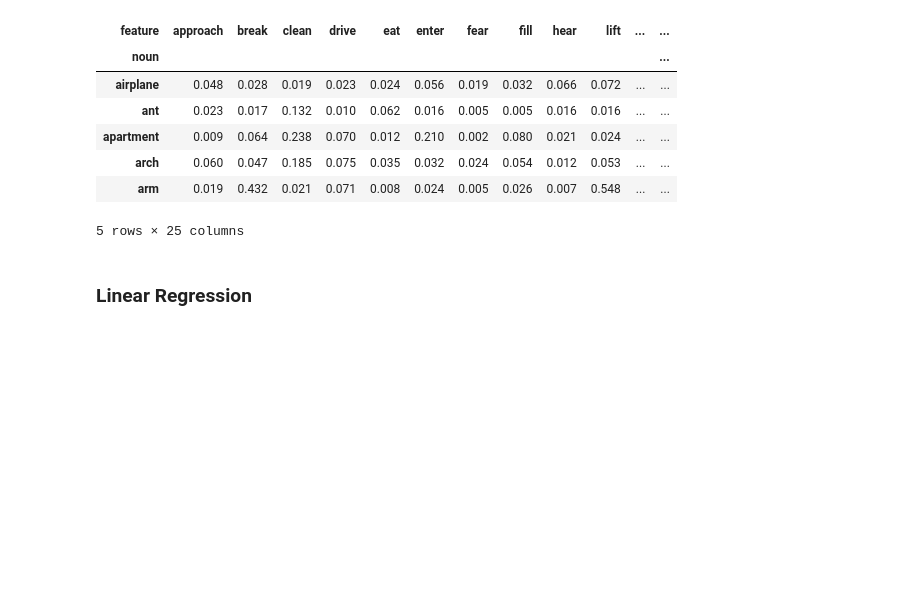
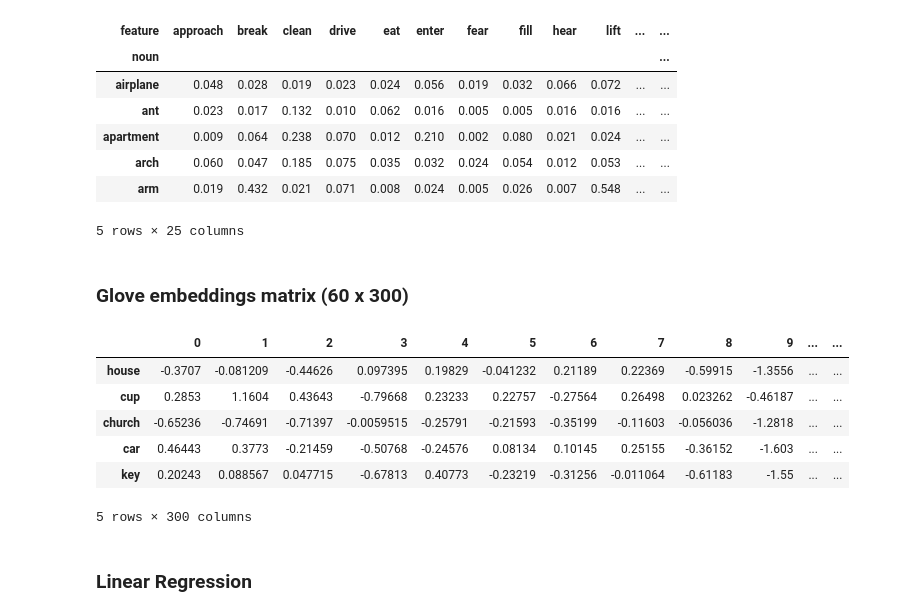
Before and after one commit to gosh-a/semantic-dimensions-in-brain, a Jupyter notebook: semantic_features.ipynb, the cells around one changed output. Saved outputs shown, nothing was run; the diff lists cells and outputs as text; code cells hidden in the pictures; blank space fills up the shorter version.

```diff
--- a/semantic_features.ipynb
+++ b/semantic_features.ipynb
@@ -108,6 +118,30 @@ df_noun_feature.head()
 | arch | 0.060 | 0.047 | 0.185 | 0.075 | 0.035 | 0.032 | 0.024 | 0.054 | 0.012 | 0.053 | ... | ... |
 | arm | 0.019 | 0.432 | 0.021 | 0.071 | 0.008 | 0.024 | 0.005 | 0.026 | 0.007 | 0.548 | ... | ... |
 5 rows × 25 columns
+# %% [markdown]
+### Glove embeddings matrix (60 x 300)
+# %%
+glove_file = os.path.join("data", "glove.6B","glove.6B.300d.txt")
+with open(glove_file, 'r') as f:
+    lines = f.readlines()
+# %%
+glove_embeddings = {}
+for line in lines:
+    word = line.split()[0]
+    if word in averaged_arrays.keys():
+        glove_embeddings[word] = line.split()[1:]
+# %%
+df_noun_glove = pd.DataFrame.from_dict(glove_embeddings, orient='index')
+# %%
+df_noun_glove.head()
+# %% [output]
+|  | 0 | 1 | 2 | 3 | 4 | 5 | 6 | 7 | 8 | 9 | ... | ... |
+| house | -0.3707 | -0.081209 | -0.44626 | 0.097395 | 0.19829 | -0.041232 | 0.21189 | 0.22369 | -0.59915 | -1.3556 | ... | ... |
+| cup | 0.2853 | 1.1604 | 0.43643 | -0.79668 | 0.23233 | 0.22757 | -0.27564 | 0.26498 | 0.023262 | -0.46187 | ... | ... |
+| church | -0.65236 | -0.74691 | -0.71397 | -0.0059515 | -0.25791 | -0.21593 | -0.35199 | -0.11603 | -0.056036 | -1.2818 | ... | ... |
+| car | 0.46443 | 0.3773 | -0.21459 | -0.50768 | -0.24576 | 0.08134 | 0.10145 | 0.25155 | -0.36152 | -1.603 | ... | ... |
+| key | 0.20243 | 0.088567 | 0.047715 | -0.67813 | 0.40773 | -0.23219 | -0.31256 | -0.011064 | -0.61183 | -1.55 | ... | ... |
+5 rows × 300 columns
 # %% [markdown]
 ### Linear Regression
 # %% [markdown]
```
Also changed, not shown: parts of 98 cells of this notebook.
